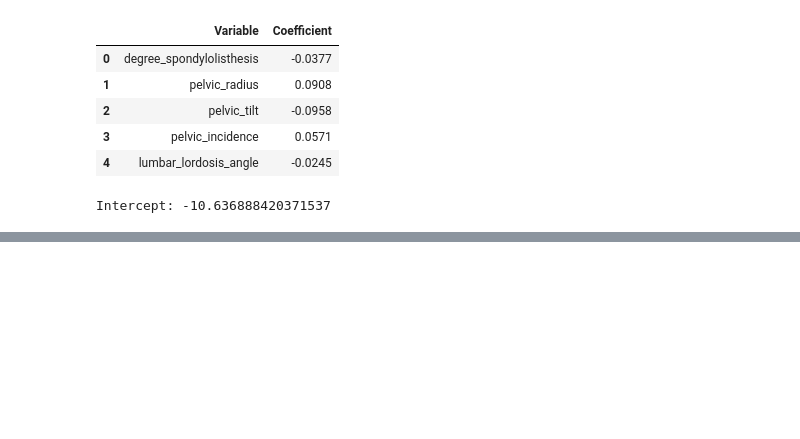
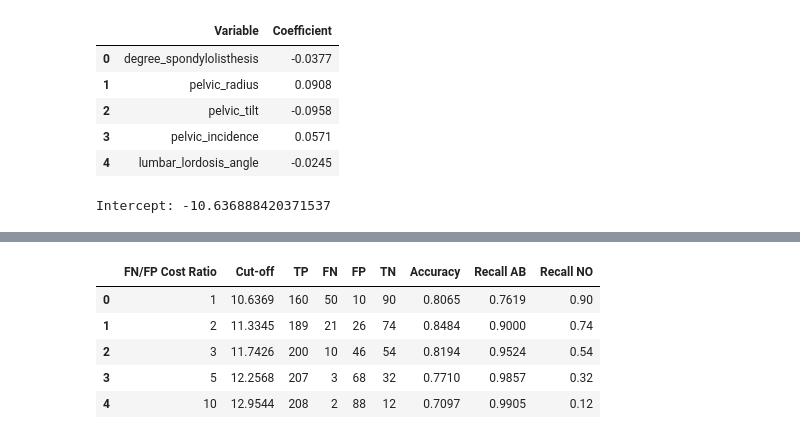
Before and after one commit to kurochan1901/115-1_Data-Analysis-and-Modeling, a Jupyter notebook: HW3/HW3.ipynb, the cells around one changed output, grey strips where cells are left out. Saved outputs shown, nothing was run; the diff lists cells and outputs as text; code cells hidden in the pictures; blank space fills up the shorter version.

Commit message:
final model & cuf-off value analysis

```diff
--- a/HW3/HW3.ipynb
+++ b/HW3/HW3.ipynb
@@ -1035,0 +1233,16 @@ display(vif_df.round(4))
+# %%
+# Scenario 2: Cost-sensitive Cut-off
+# 假設沒有抓出異常的成本較高
+
+cost_FP = 1
+cost_FN = 5
+
+cutoff_cost = (
+    cutoff_base
+    + scale * np.log(cost_FN / cost_FP)
+)
+
+print("Scenario D: Cost-sensitive Cut-off")
+print(f"FP Cost = {cost_FP}")
+print(f"FN Cost = {cost_FN}")
+print(f"Cut-off = {cutoff_cost:.4f}")
@@ -1035,0 +1305,43 @@ display(vif_df.round(4))
+# %%
+# Cost Ratio Sensitivity Analysis
+# Equal Prior: P(NO) = P(AB) = 0.5
+
+cost_ratios = [1, 2, 3, 5, 10]
+cost_results = []
+
+for r in cost_ratios:
+
+    cutoff = cutoff_base + scale * np.log(r)
+
+    # Higher Fisher score means NO
+    y_pred = np.where(t > cutoff, "NO", "AB")
+
+    cm = confusion_matrix(
+        y, y_pred, labels=["AB", "NO"]
+    )
+
+    TP, FN = cm[0]
+    FP, TN = cm[1]
+
+    cost_results.append({
+        "FN/FP Cost Ratio": r,
+        "Cut-off": cutoff,
+        "TP": TP,
+        "FN": FN,
+        "FP": FP,
+        "TN": TN,
+        "Accuracy": (TP + TN) / len(y),
+        "Recall AB": TP / (TP + FN),
+        "Recall NO": TN / (TN + FP)
+    })
+
+cost_sensitivity_df = pd.DataFrame(cost_results)
+
+display(cost_sensitivity_df.round(4))
+# %% [output]
+|  | FN/FP Cost Ratio | Cut-off | TP | FN | FP | TN | Accuracy | Recall AB | Recall NO |
+| 0 | 1 | 10.6369 | 160 | 50 | 10 | 90 | 0.8065 | 0.7619 | 0.90 |
+| 1 | 2 | 11.3345 | 189 | 21 | 26 | 74 | 0.8484 | 0.9000 | 0.74 |
+| 2 | 3 | 11.7426 | 200 | 10 | 46 | 54 | 0.8194 | 0.9524 | 0.54 |
+| 3 | 5 | 12.2568 | 207 | 3 | 68 | 32 | 0.7710 | 0.9857 | 0.32 |
+| 4 | 10 | 12.9544 | 208 | 2 | 88 | 12 | 0.7097 | 0.9905 | 0.12 |
```
Also changed, not shown: parts of 18 cells of this notebook.
